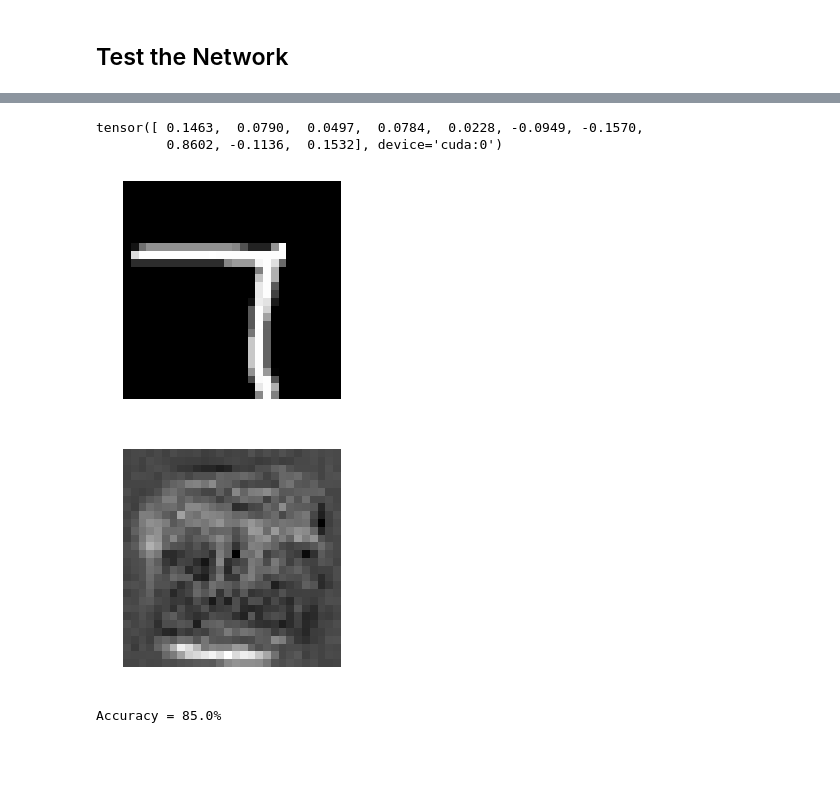
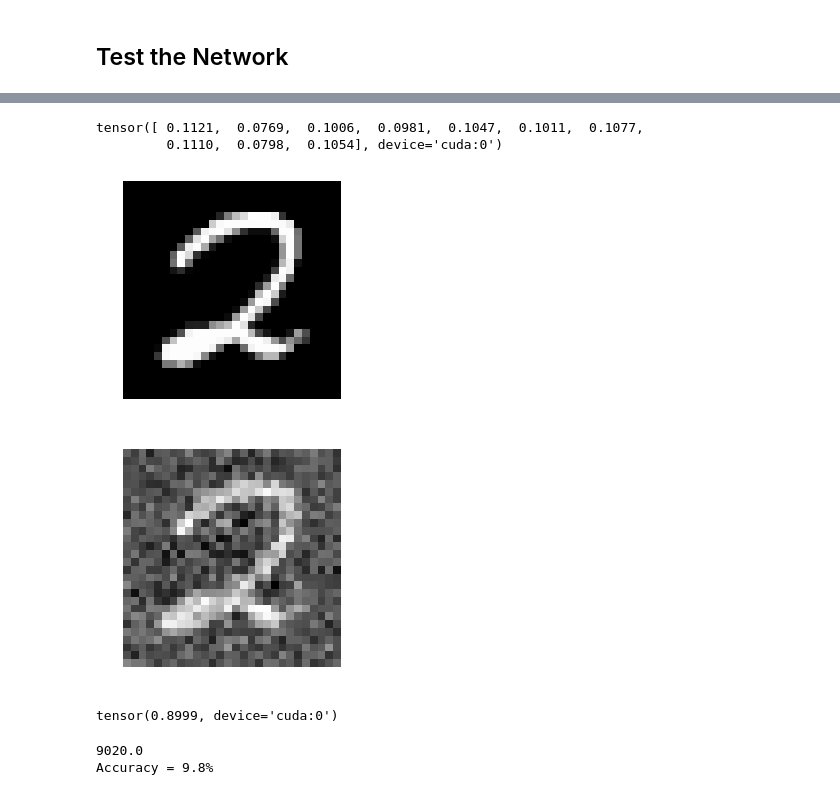
Before and after one commit to jorchard/peBogacz, a Jupyter notebook: python/Reverse MNIST.ipynb, the cells around one changed output, grey strips where cells are left out. Saved outputs shown, nothing was run; the diff lists cells and outputs as text; code cells hidden in the pictures; blank space fills up the shorter version.

```diff
--- a/python/Reverse MNIST.ipynb
+++ b/python/Reverse MNIST.ipynb
@@ -101,2 +103,5 @@ net.Save('MNIST reversed.npy')
+# %%
+net = NN.NeuralNetwork()
+net.Load('MNIST reversed.npy')
 # %% [markdown]
 ## Test the Network
@@ -103,19 +121,19 @@ net.Save('MNIST reversed.npy')
 # %%
-p = 147 #147 or 35   for 2s
-p = 141 #133 or 141   for 7s
+p = 35 #147 or 35   for 2s
+#p = 133 #133 or 141   for 7s
 plt.imshow(np.reshape(test[0][p],[28,28]), cmap='gray'); plt.axis('off');
 net.Reset()
 net.SetTau(0.04)
-z = net.Generate(3., test[0][p])
-y = net.layers[1].sigma(z)
+z = net.Generate(1., test[0][p])
+y = z #net.layers[1].sigma(z)
 print(z)
 # %% [output]
-tensor([ 0.1463,  0.0790,  0.0497,  0.0784,  0.0228, -0.0949, -0.1570,
-         0.8602, -0.1136,  0.1532], device='cuda:0')
+tensor([ 0.1121,  0.0769,  0.1006,  0.0981,  0.1047,  0.1011,  0.1077,
+         0.1110,  0.0798,  0.1054], device='cuda:0')
-[figure, old version]
+[figure, new version]
 # %%
-net.Reset()
-z = net.Predict(3., test[1][p])
+#net.Reset()
+z = net.Predict(1., test[1][p])
 plt.imshow(np.reshape(z,[28, 28]), cmap='gray'); plt.axis('off');
 # %% [output]
-[figure, old version]
+[figure, new version]
@@ -126 +146,5 @@ x = net.Generate(5., indata)
+# %%
+sum(y[0])
+# %% [output]
+tensor(0.8999, device='cuda:0')
 # %%
@@ -129,6 +153,8 @@ for idx, blah in enumerate(x):
     z[idx,:] = NN.OneHot(blah)
 # %%
-err = np.sum(np.abs(z-outdata))/2.
+err = np.sum(np.abs(z-test[1]))/2.
+print(err)
 print('Accuracy = '+str((len(z)-err)/len(z)*100.)+'%')
 # %% [output]
-Accuracy = 85.0%
+9020.0
+Accuracy = 9.8%
```
Also changed, not shown: parts of 14 cells of this notebook, 5 other files.
